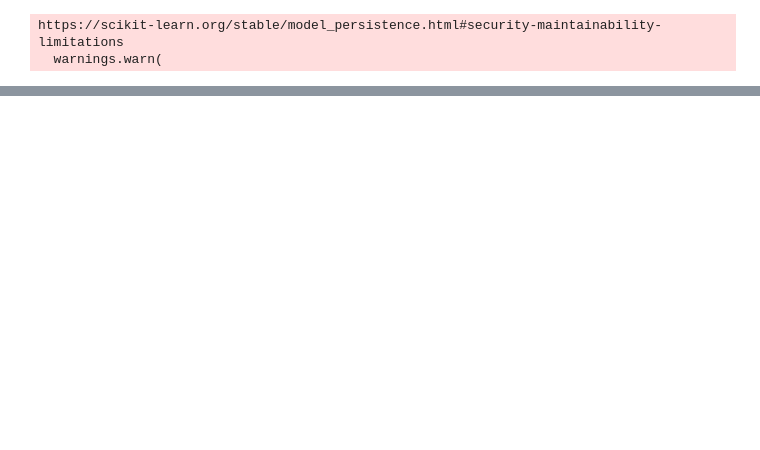
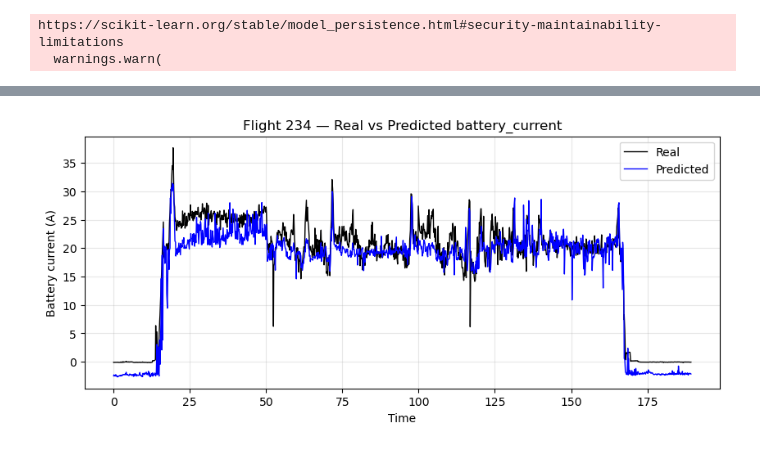
Before and after one commit to Valentine-456/forecasting-ml, a Jupyter notebook: notebooks/Untitled.ipynb, the cells around one changed output, grey strips where cells are left out. Cells and saved outputs as stored; diff of their text form; code cells hidden in the pictures; blank space fills up the shorter version.

```diff
--- a/notebooks/Untitled.ipynb
+++ b/notebooks/Untitled.ipynb
@@ -95,0 +102,23 @@ plt.show()
+# %%
+df = load_flights()
+df = add_features(df)
+df = compute_soc(df)   # adds dt_sec, mAh_used, soc_coulomb_mAh
+df = add_is_flying(df)
+
+# 2. Train/test split by flight (same logic as training)
+cfg = load_config("XGB.yaml")
+split = cfg["train_split"]
+features = cfg["features"]
+
+train_df, test_df = train_test_split_flight(df, split_ratio=split)
+# %%
+model_path = MODELS_DIR / "xgb_battery_current.pkl"
+xgb_model = joblib.load(model_path)
+
+X_test = test_df[features].fillna(0.0)
+test_df = test_df.copy()
+
+test_df["battery_current_pred"] = xgb_model.predict(X_test)
+
+test_ids = test_df["flight"].unique()
+flight_to_plot = np.random.choice(test_ids)
@@ -95,0 +134,18 @@ plt.show()
+# %%
+plot_data = (
+    test_df[test_df["flight"] == flight_to_plot]
+    .sort_values("time")
+    .copy()
+)
+
+plt.figure(figsize=(10, 4))
+plt.plot(plot_data["time"], plot_data["battery_current"], label="Real", linewidth=1, color="black")
+plt.plot(plot_data["time"], plot_data["battery_current_pred"], label="Predicted", linewidth=1, color="blue")
+plt.title(f"Flight {flight_to_plot} — Real vs Predicted battery_current")
+plt.xlabel("Time")
+plt.ylabel("Battery current (A)")
+plt.legend()
+plt.grid(True, alpha=0.3)
+plt.show()
+# %% [output]
+[figure, added]
```
Also changed, not shown: parts of 8 cells of this notebook, 5 other files.
